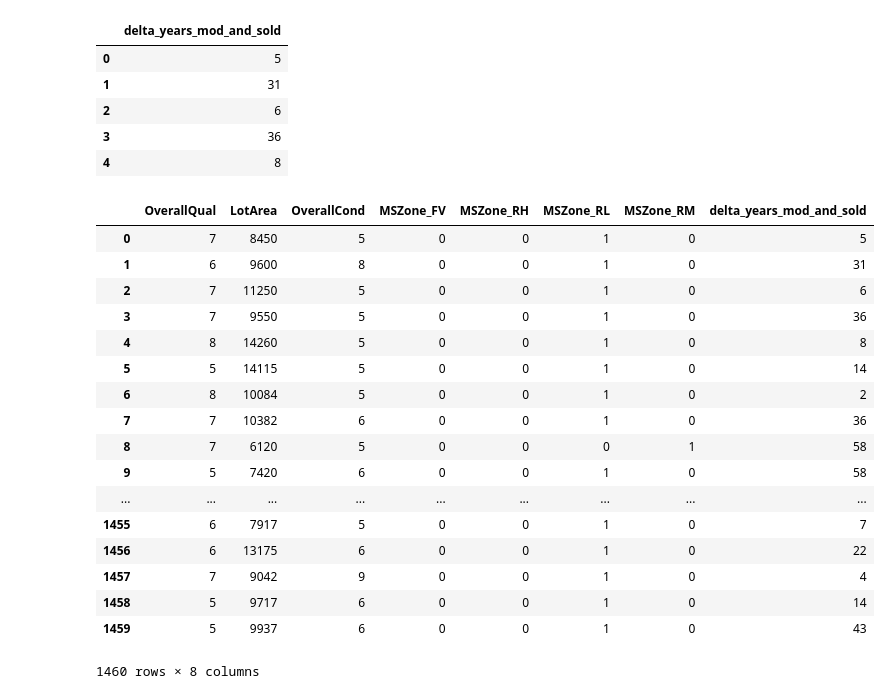
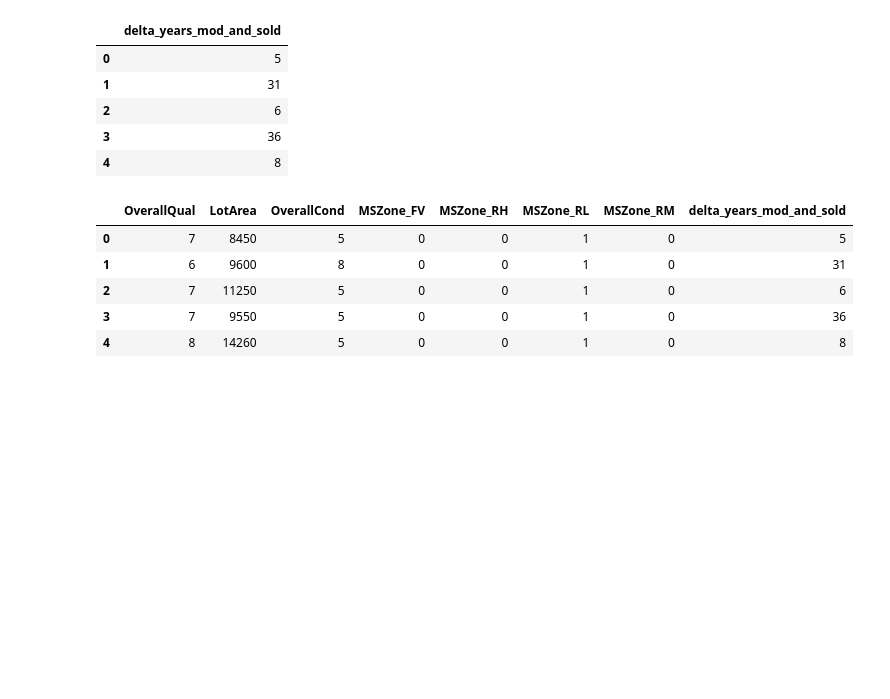
Before and after one commit to duch11/ML1, a Jupyter notebook: assignment 3/Home assignment 3.ipynb, the cells around one changed output. Saved outputs shown, nothing was run; the diff lists cells and outputs as text; code cells hidden in the pictures; blank space fills up the shorter version.

```diff
--- a/assignment 3/Home assignment 3.ipynb
+++ b/assignment 3/Home assignment 3.ipynb
@@ -13,3 +13,4 @@ Load datasets?
 # %%
 df_houseprices_testdata = pd.read_csv('test.csv', sep=',')
 df_houseprices_traindata = pd.read_csv('train.csv', sep=',')
+df_houseprices_traindata.set_index(["Id"]).head()
@@ -37,0 +38,3 @@ df_houseprices_traindata.head()
+# %%
+pd.set_option('display.max_rows', len(df_houseprices_traindata["Id"]))
+df_houseprices_traindata.T
@@ -82,8 +106,8 @@ We calculate the delta_years_mod_and_sold like so: (YearRemodAdd - YrSold)*-1
 yearRemodAdd = df_houseprices_traindata["YearRemodAdd"]
 yearsold = df_houseprices_traindata["YrSold"]
 calculatedCols = (yearRemodAdd-yearsold) * -1
-delta_years_mod_and_sold = pd.DataFrame(calculatedCols,columns=["delta_years_mod_and_sold"])
-delta_years_mod_and_sold.head()
+df_delta_years_mod_and_sold = pd.DataFrame(calculatedCols,columns=["delta_years_mod_and_sold"])
+df_delta_years_mod_and_sold.head()
 # %% [output]
 |  | delta_years_mod_and_sold |
 | 0 | 5 |
@@ -92,24 +116,12 @@ delta_years_mod_and_sold.head()
 | 3 | 36 |
 | 4 | 8 |
 # %%
-finaldataset = df_all_but_yearDelta_coloumns.join(delta_years_mod_and_sold)
-finaldataset
+finaldataset = df_all_but_yearDelta_coloumns.join(df_delta_years_mod_and_sold)
+finaldataset.head()
 # %% [output]
 |  | OverallQual | LotArea | OverallCond | MSZone_FV | MSZone_RH | MSZone_RL | MSZone_RM | delta_years_mod_and_sold |
 | 0 | 7 | 8450 | 5 | 0 | 0 | 1 | 0 | 5 |
 | 1 | 6 | 9600 | 8 | 0 | 0 | 1 | 0 | 31 |
 | 2 | 7 | 11250 | 5 | 0 | 0 | 1 | 0 | 6 |
 | 3 | 7 | 9550 | 5 | 0 | 0 | 1 | 0 | 36 |
 | 4 | 8 | 14260 | 5 | 0 | 0 | 1 | 0 | 8 |
-| 5 | 5 | 14115 | 5 | 0 | 0 | 1 | 0 | 14 |
-| 6 | 8 | 10084 | 5 | 0 | 0 | 1 | 0 | 2 |
-| 7 | 7 | 10382 | 6 | 0 | 0 | 1 | 0 | 36 |
-| 8 | 7 | 6120 | 5 | 0 | 0 | 0 | 1 | 58 |
-| 9 | 5 | 7420 | 6 | 0 | 0 | 1 | 0 | 58 |
-| ... | ... | ... | ... | ... | ... | ... | ... | ... |
-| 1455 | 6 | 7917 | 5 | 0 | 0 | 1 | 0 | 7 |
-| 1456 | 6 | 13175 | 6 | 0 | 0 | 1 | 0 | 22 |
-| 1457 | 7 | 9042 | 9 | 0 | 0 | 1 | 0 | 4 |
-| 1458 | 5 | 9717 | 6 | 0 | 0 | 1 | 0 | 14 |
-| 1459 | 5 | 9937 | 6 | 0 | 0 | 1 | 0 | 43 |
-1460 rows × 8 columns
```
Also changed, not shown: parts of 20 cells of this notebook, 1 other file.
